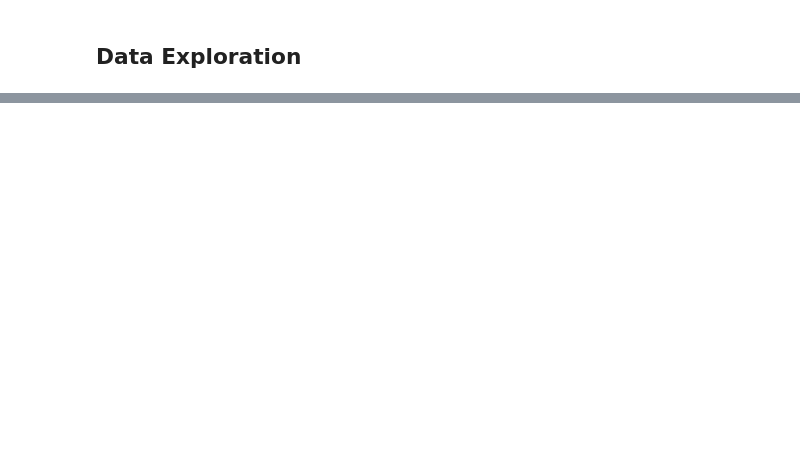
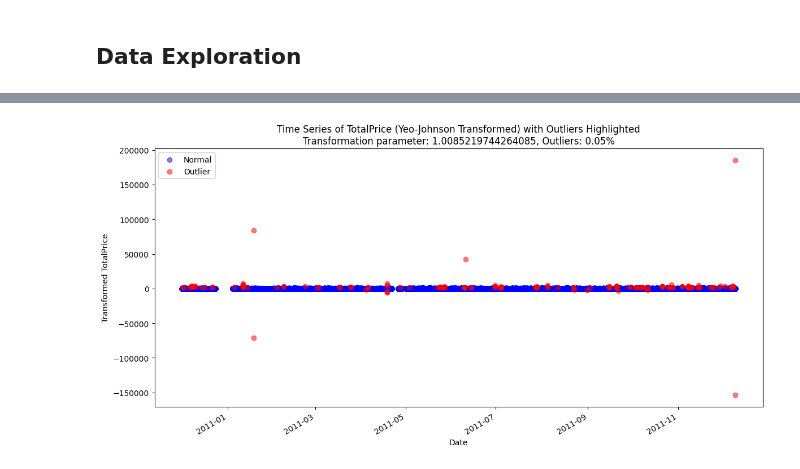
Before and after one commit to jamiebrawn/foil-online-retail-analysis, a Jupyter notebook: analysis.ipynb, the cells around one changed output, grey strips where cells are left out. Saved outputs shown, nothing was run; the diff lists cells and outputs as text; code cells hidden in the pictures; blank space fills up the shorter version.

```diff
--- a/analysis.ipynb
+++ b/analysis.ipynb
@@ -52,0 +541,19 @@ print(distinct_counts_df)
+# %%
+def product_filter(df):
+    def check_uppercase(text):
+        if not isinstance(text, str):
+            return False
+
+        if text.startswith('*'):
+            return True
+
+        # Match strings that start with:
+        # - 5 or more uppercase letters, or
+        # - a digit, optional space, then 4 or more uppercase letters
+        pattern = r'^([A-Z]{5,}|\d\s?[A-Z]{4,})'
+        return bool(re.match(pattern, text))
+
+    mask = df['Description'].apply(check_uppercase)
+    return df[mask]
+# %%
+product_df = product_filter(df)
@@ -52,0 +591,9 @@ print(distinct_counts_df)
+# %%
+def remove_postage_amazon_rows(df):
+    # Convert Description to lowercase and check for 'postage' or 'amazon'
+    mask = ~df['Description'].str.lower().str.contains('postage|amazon')
+
+    # Return the filtered DataFrame
+    return df[mask]
+# %%
+product_df = remove_postage_amazon_rows(product_df)
@@ -52,0 +751,4 @@ print(distinct_counts_df)
+# %%
+plot_timeseries_with_outliers(product_df, 'InvoiceDate', 'TotalPrice')
+# %% [output]
+[figure, added]
```
Also changed, not shown: parts of 136 cells of this notebook, 2 other files.
